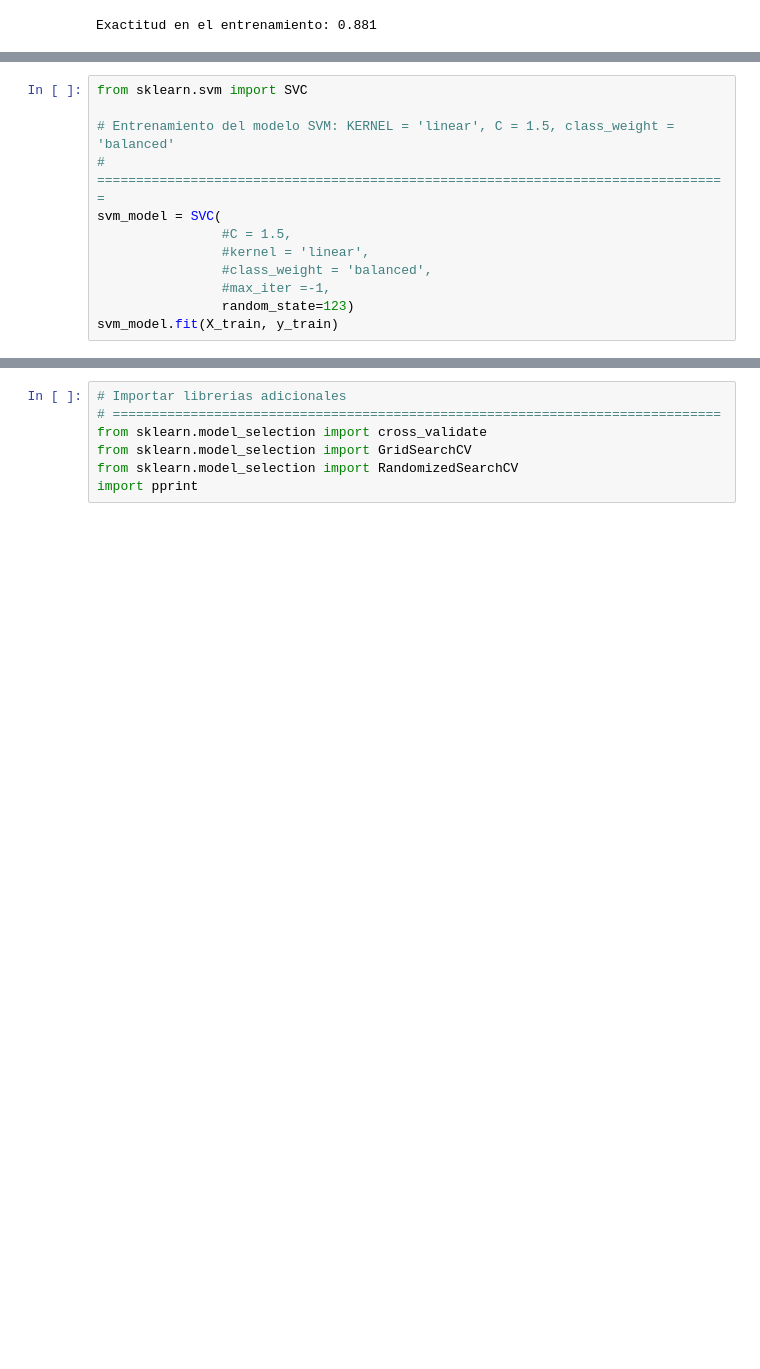
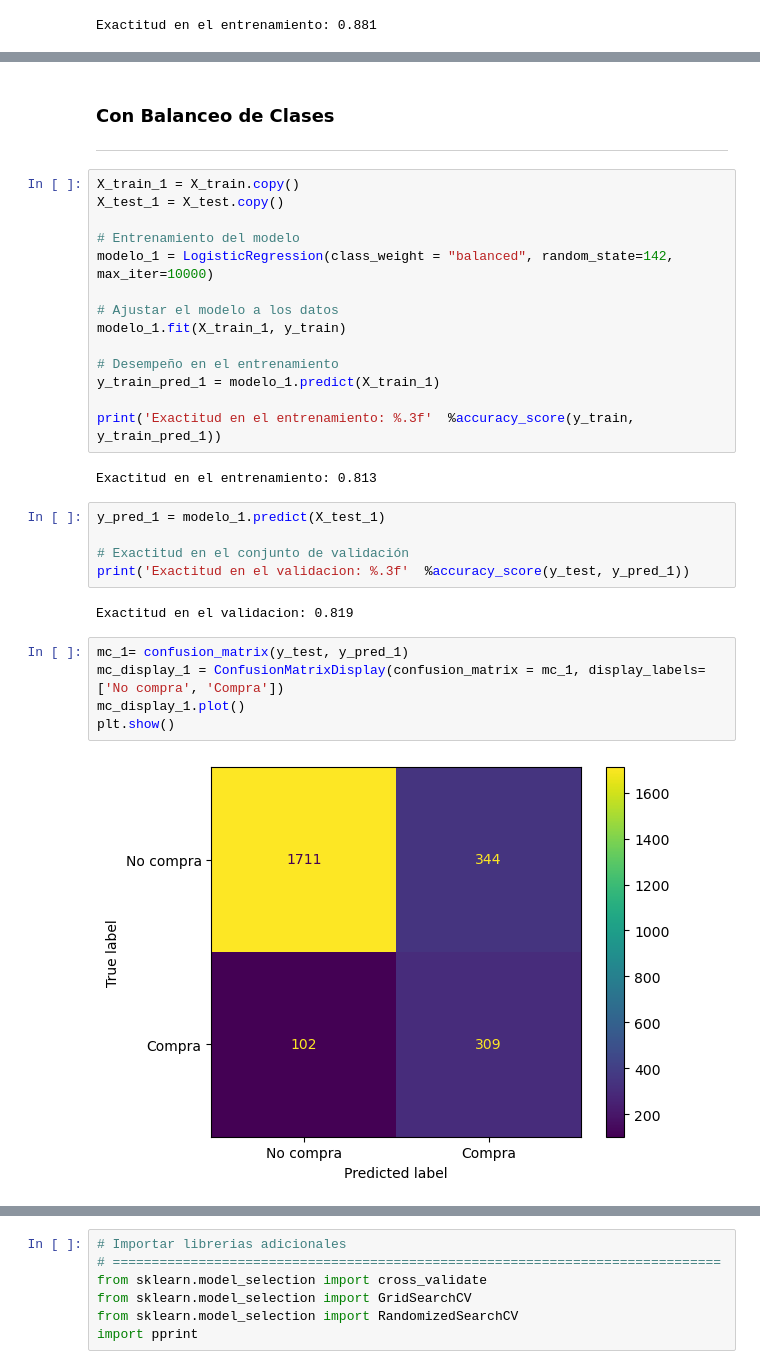
Before and after one commit to Leostark95/Anal-tica-II---Proyecto-1, a Jupyter notebook: decision_tree.ipynb, the cells around one changed output, grey strips where cells are left out. Cells and saved outputs as stored; diff of their text form; blank space fills up the shorter version.

```diff
--- a/decision_tree.ipynb
+++ b/decision_tree.ipynb
@@ -354,12 +145,0 @@ Valor del AUC: 0.9170783975941417
-# %%
-from sklearn.svm import SVC
-
-# Entrenamiento del modelo SVM: KERNEL = 'linear', C = 1.5, class_weight = 'balanced'
-# =================================================================================
-svm_model = SVC(
-                #C = 1.5,
-                #kernel = 'linear',
-                #class_weight = 'balanced',
-                #max_iter =-1,
-                random_state=123)
-svm_model.fit(X_train, y_train)
@@ -408,0 +204,33 @@ plt.show()
+# %% [markdown]
+### <font color='157699'> **Con Balanceo de Clases** </font>
+---
+# %%
+X_train_1 = X_train.copy()
+X_test_1 = X_test.copy()
+
+# Entrenamiento del modelo
+modelo_1 = LogisticRegression(class_weight = "balanced", random_state=142, max_iter=10000)
+
+# Ajustar el modelo a los datos
+modelo_1.fit(X_train_1, y_train)
+
+# Desempeño en el entrenamiento
+y_train_pred_1 = modelo_1.predict(X_train_1)
+
+print('Exactitud en el entrenamiento: %.3f'  %accuracy_score(y_train, y_train_pred_1))
+# %% [output]
+Exactitud en el entrenamiento: 0.813
+# %%
+y_pred_1 = modelo_1.predict(X_test_1)
+
+# Exactitud en el conjunto de validación
+print('Exactitud en el validacion: %.3f'  %accuracy_score(y_test, y_pred_1))
+# %% [output]
+Exactitud en el validacion: 0.819
+# %%
+mc_1= confusion_matrix(y_test, y_pred_1)
+mc_display_1 = ConfusionMatrixDisplay(confusion_matrix = mc_1, display_labels=['No compra', 'Compra'])
+mc_display_1.plot()
+plt.show()
+# %% [output]
+[figure, added]
```
Also changed, not shown: parts of 135 cells of this notebook.
